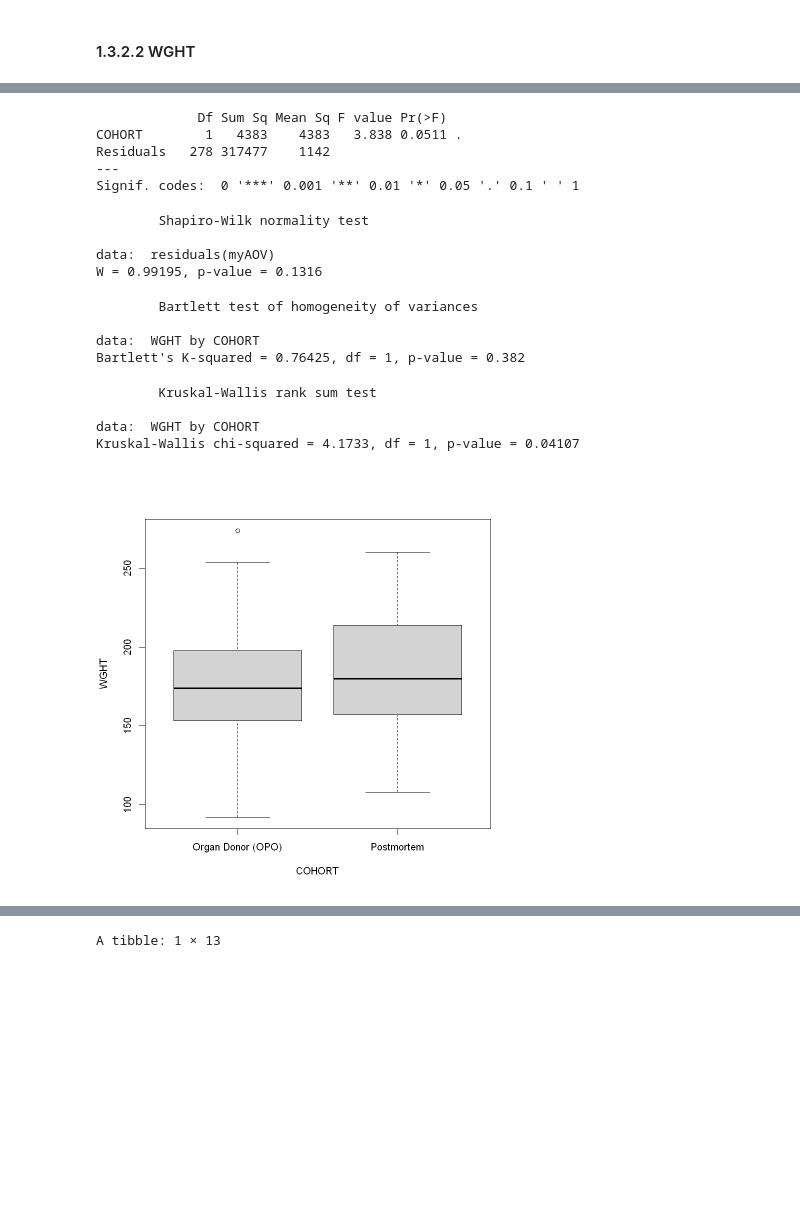
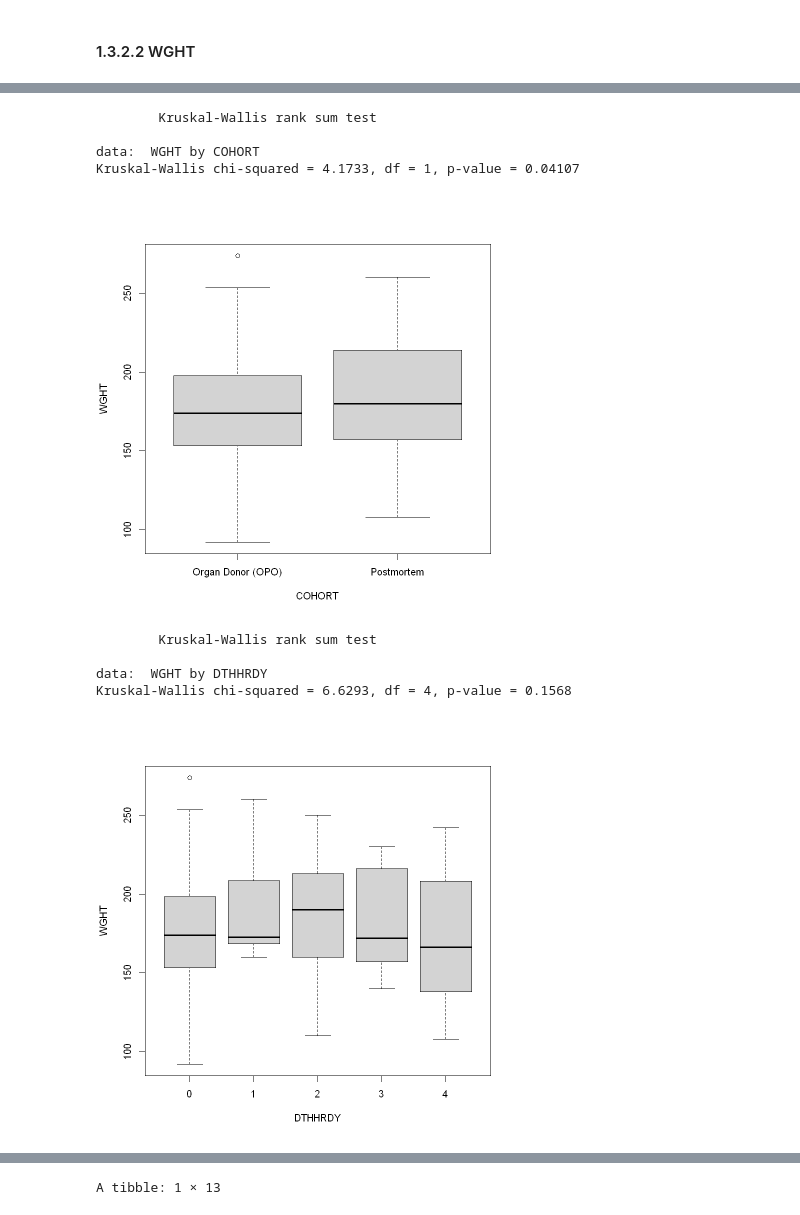
Before and after one commit to Abellanger123/GenomicProject, a Jupyter notebook: Genomic_Project.ipynb, the cells around one changed output, grey strips where cells are left out. Saved outputs shown, nothing was run; the diff lists cells and outputs as text; code cells hidden in the pictures; blank space fills up the shorter version.

```diff
--- a/Genomic_Project.ipynb
+++ b/Genomic_Project.ipynb
@@ -494,27 +356,10 @@ Kruskal-Wallis chi-squared = 65.369, df = 1, p-value = 6.21e-16
 [figure]
 # %%
-myAOV = aov(WGHT ~ COHORT, data=clinical_data)
-summary(myAOV)
-shapiro.test(residuals(myAOV))
-bartlett.test(WGHT ~ COHORT, data=clinical_data)
 kruskal.test(WGHT ~ COHORT, data=clinical_data)
 boxplot(WGHT ~ COHORT, data=clinical_data)
 # %% [output]
-             Df Sum Sq Mean Sq F value Pr(>F)
-COHORT        1   4383    4383   3.838 0.0511 .
-Residuals   278 317477    1142
----
-Signif. codes:  0 '***' 0.001 '**' 0.01 '*' 0.05 '.' 0.1 ' ' 1
+        Kruskal-Wallis rank sum test
+
+data:  WGHT by COHORT
+Kruskal-Wallis chi-squared = 4.1733, df = 1, p-value = 0.04107
-        Shapiro-Wilk normality test
-
-data:  residuals(myAOV)
-W = 0.99195, p-value = 0.1316
-        Bartlett test of homogeneity of variances
-
-data:  WGHT by COHORT
-Bartlett's K-squared = 0.76425, df = 1, p-value = 0.382
-        Kruskal-Wallis rank sum test
-
-data:  WGHT by COHORT
-Kruskal-Wallis chi-squared = 4.1733, df = 1, p-value = 0.04107
 [figure]
@@ -522,0 +366,9 @@ Kruskal-Wallis chi-squared = 4.1733, df = 1, p-value = 0.04107
+# %%
+kruskal.test(WGHT ~ DTHHRDY, data=clinical_data)
+boxplot(WGHT ~ DTHHRDY, data=clinical_data)
+# %% [output]
+        Kruskal-Wallis rank sum test
+
+data:  WGHT by DTHHRDY
+Kruskal-Wallis chi-squared = 6.6293, df = 4, p-value = 0.1568
+[figure, added]
```
Also changed, not shown: parts of 67 cells of this notebook.
